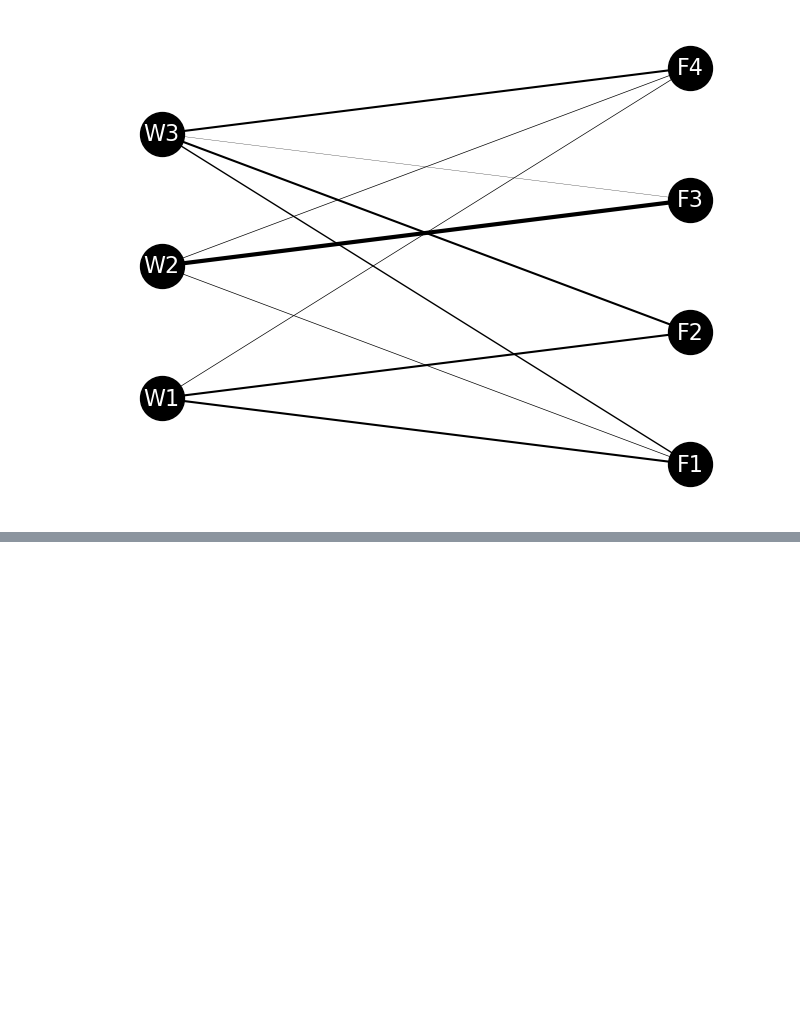
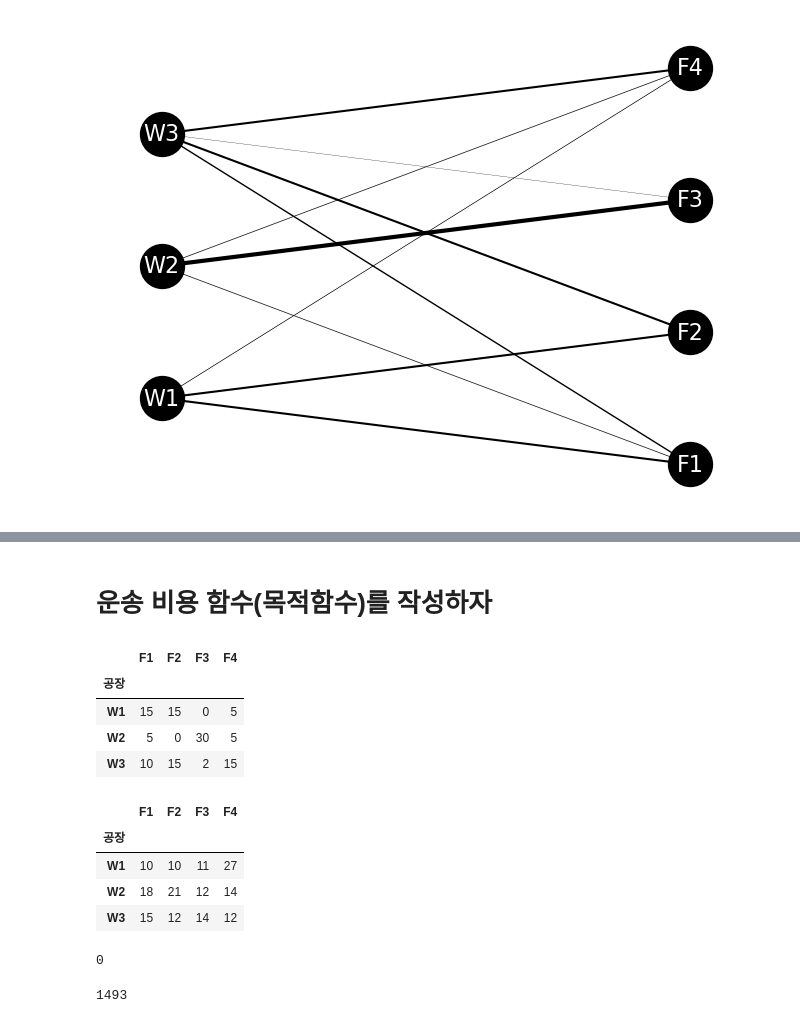
Before and after one commit to kkjjiinn/python-data-100-practice, a Jupyter notebook: 06-1.ipynb, the cells around one changed output, grey strips where cells are left out. Drawn from its saved outputs; the diff is of its cells as text; code cells hidden in the pictures; blank space fills up the shorter version.

```diff
--- a/06-1.ipynb
+++ b/06-1.ipynb
@@ -290,0 +347,38 @@ plt.show()
+# %% [markdown]
+# 운송 비용 함수(목적함수)를 작성하자
+# %%
+#운송 비용을 계산하는 함수 만들기
+import pandas as pd
+
+#데이터 불러오기
+df_tr = pd.read_csv('trans_route.csv', index_col = '공장') #창고 - 공장 간 운송 경로
+df_tc = pd.read_csv('trans_cost.csv', index_col = '공장') #창고 - 공장 간 운송하는 데 드는 비용
+
+display(df_tr, df_tc)
+
+print(df_tr.iloc[0][2])
+# %% [output]
+|  | F1 | F2 | F3 | F4 |
+| 공장 |  |  |  |  |
+| W1 | 15 | 15 | 0 | 5 |
+| W2 | 5 | 0 | 30 | 5 |
+| W3 | 10 | 15 | 2 | 15 |
+|  | F1 | F2 | F3 | F4 |
+| 공장 |  |  |  |  |
+| W1 | 10 | 10 | 11 | 27 |
+| W2 | 18 | 21 | 12 | 14 |
+| W3 | 15 | 12 | 14 | 12 |
+0
+# %%
+#총 운송비용 = 각 경로별 운송량*운송비용의 합
+#운송 비용 함수
+def trans_cost(df_tr, df_tc):
+    cost = 0
+    for i in range(len(df_tc.index)): #i : W(창고)
+        for j in range(len(df_tr.columns)): #j : F(공장)
+            cost += df_tr.iloc[i][j]*df_tc.iloc[i][j] #운송 비용: i -> j로 갈 때 몇 번 갔는지 * 드는 비용 모두 더하기
+    return cost
+# 이 예제에서 총 운송비용은 얼마나오는지 함수 적용
+trans_cost(df_tr, df_tc)
+# %% [output]
+1493
```
Also changed, not shown: parts of 10 cells of this notebook.
